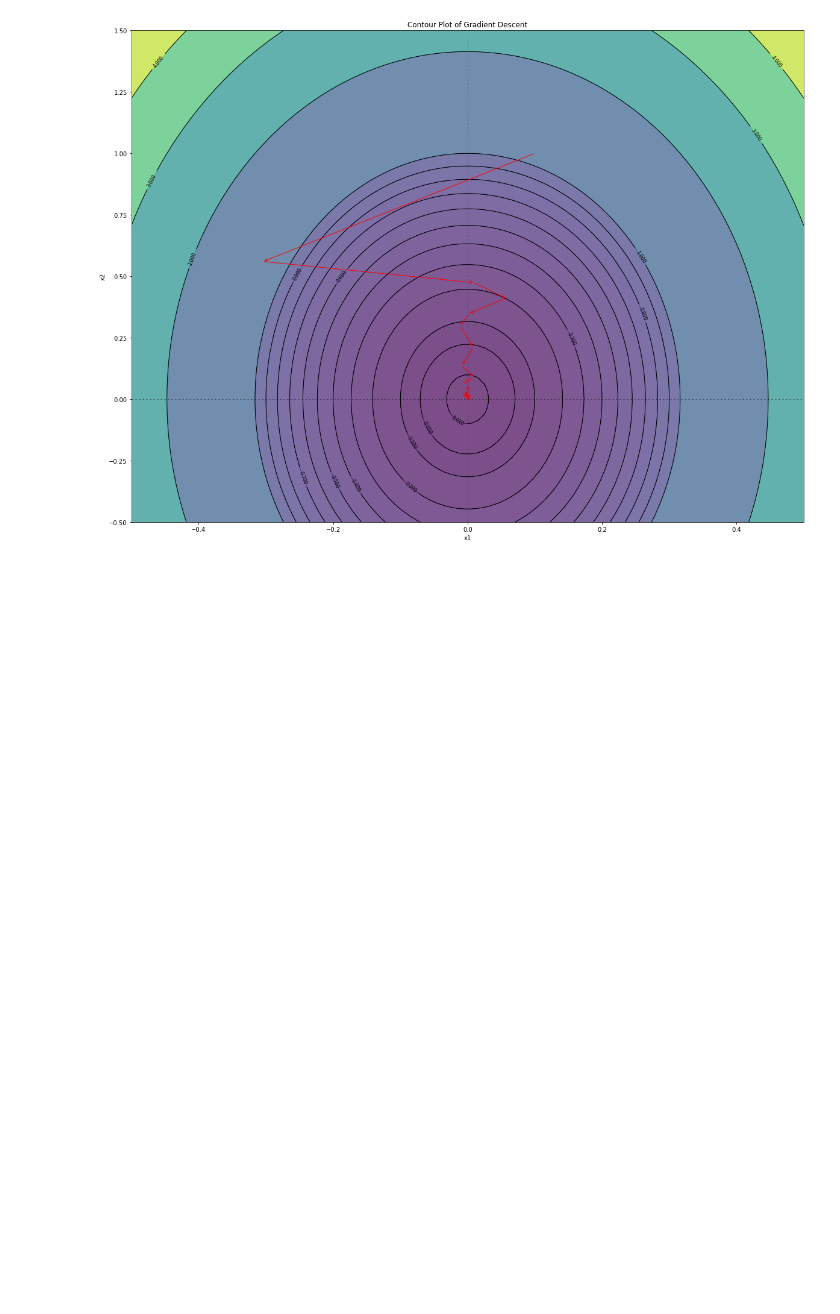
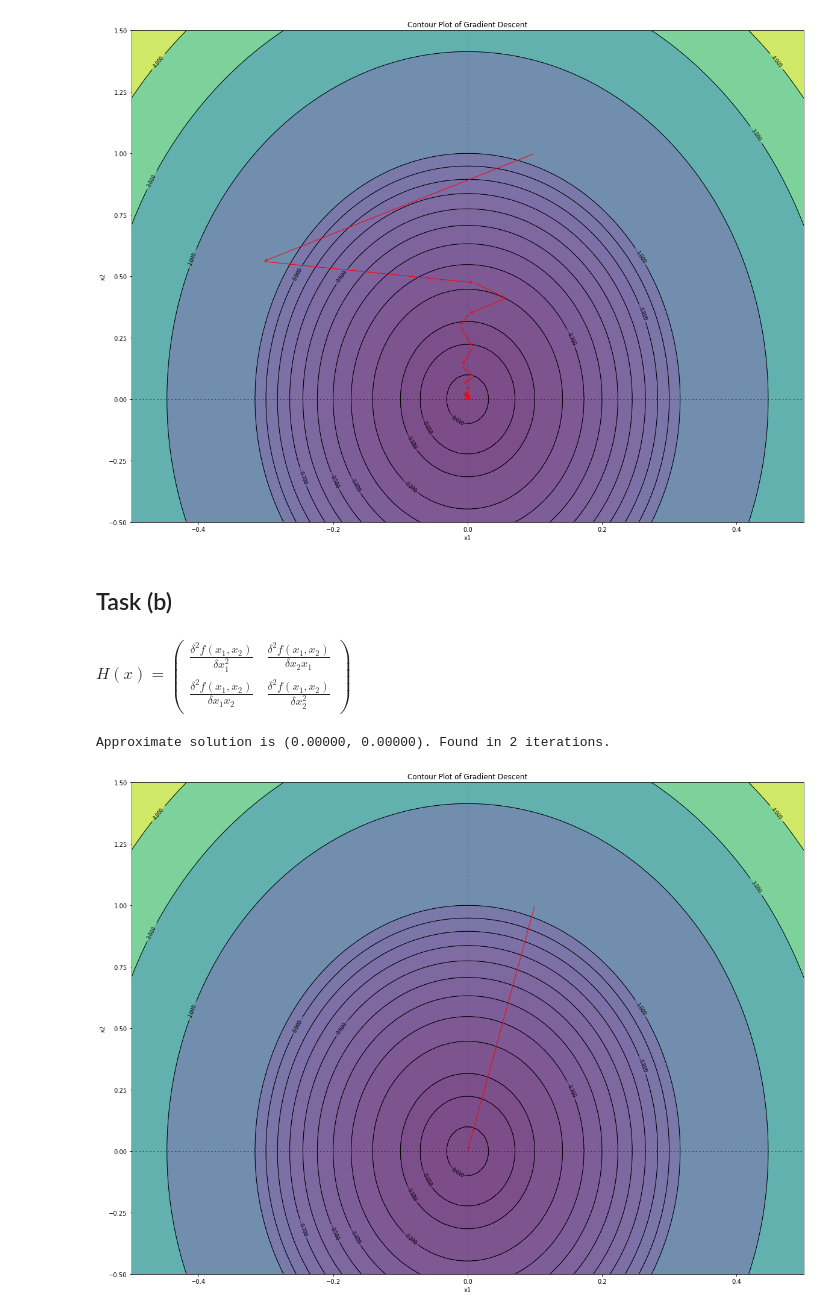
Before and after one commit to kai-wren/LinAl, a Jupyter notebook: LA_HW7.ipynb, the cells around one changed output. Saved outputs shown, nothing was run; the diff lists cells and outputs as text; code cells hidden in the pictures; blank space fills up the shorter version.

```diff
--- a/LA_HW7.ipynb
+++ b/LA_HW7.ipynb
@@ -82,3 +85,40 @@ plt.show()
 # %% [output]
 Approximate solution is (-0.00002, 0.00165). Found in 20 iterations.
 [figure]
+# %% [markdown]
+## Task (b)
+# %% [markdown]
+$H(x)=\begin{pmatrix}\frac{\delta^2 f(x_1,x_2)}{\delta x_1^2} & \frac{\delta^2 f(x_1,x_2)}{\delta x_2 x_1} \\ \frac{\delta^2 f(x_1,x_2)}{\delta x_1 x_2} & \frac{\delta^2 f(x_1,x_2)}{\delta x_2^2} \end{pmatrix}$
+# %%
+def newtown_step(x_old, H):
+    grad = function_5_derivative(x_old)
+    x_new = x_old - np.dot(np.linalg.inv(H), grad)
+    return x_new
+
+def newton_method(acc, x0):
+    H=np.array([[20, 0], [0, 2]])
+    x_old=x0
+    iter_count = 0
+
+    while True:
+        iter_count+=1
+        xs.append(x_old)
+        x_new = newtown_step(x_old, H)
+        if np.linalg.norm(x_new - x_old) <= acc:
+            xs.append(x_new)
+            return x_new, iter_count
+            break
+        x_old = x_new
+
+
+xs=[]
+acc=0.001
+x0=np.array([[0.1], [1]])
+
+solution, iter_count = newton_method(acc, x0)
+print("Approximate solution is (%.5f," %solution[0], "%.5f)." %solution[1], "Found in %s iterations." %iter_count)
+
+plot_grad(xs)
+# %% [output]
+Approximate solution is (0.00000, 0.00000). Found in 2 iterations.
+[figure, added]
```
Also changed, not shown: parts of 5 cells of this notebook, 1 other file.
